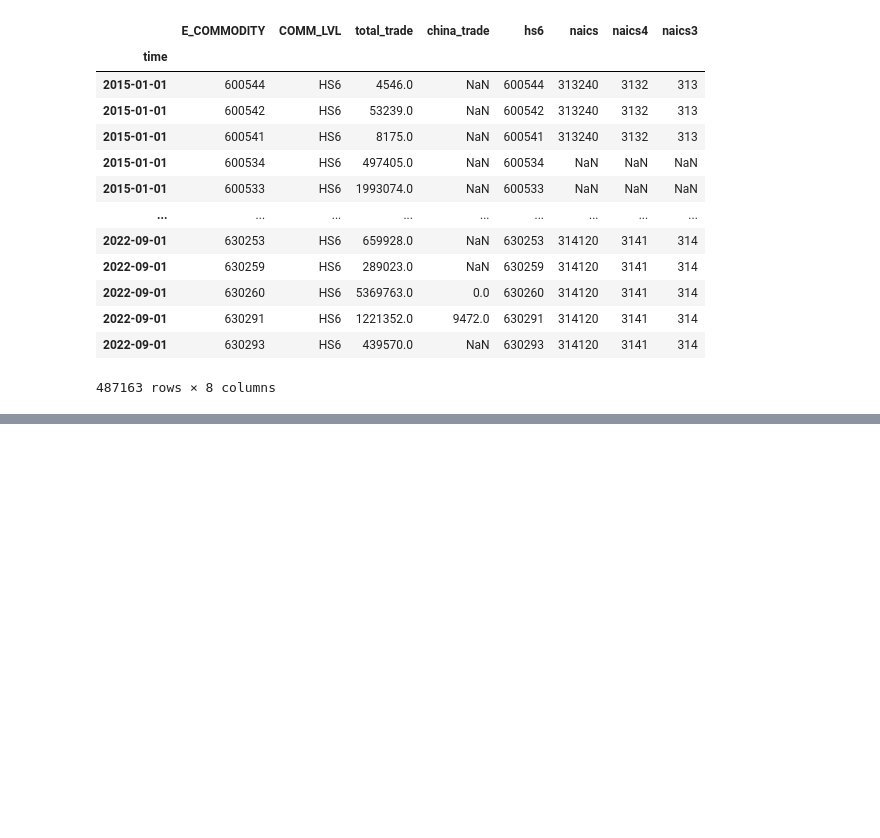
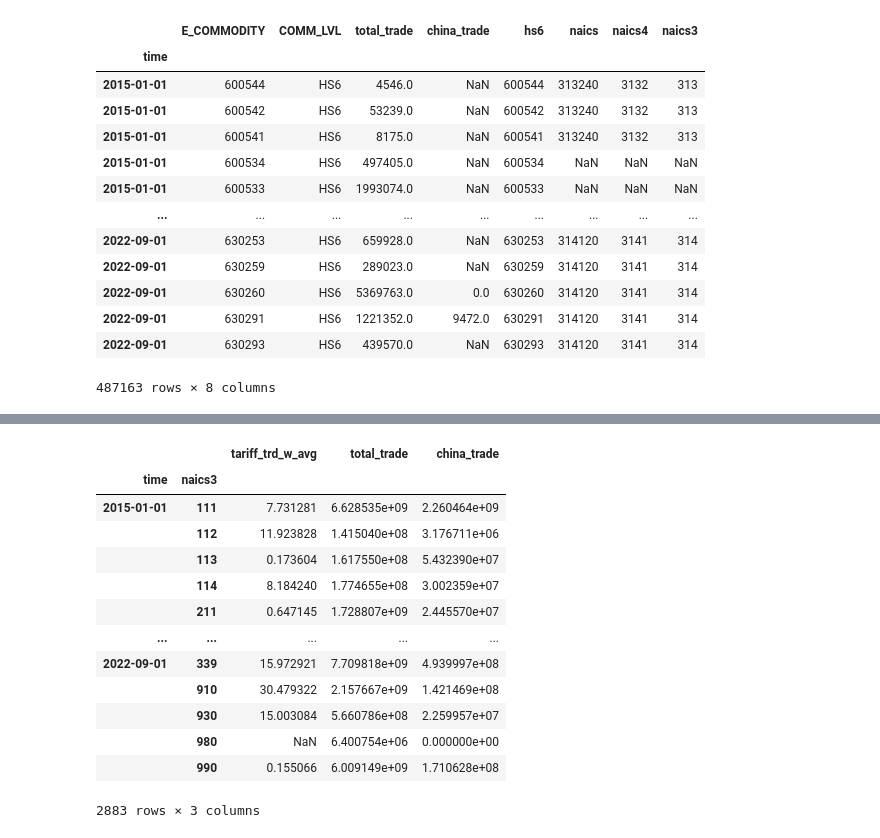
Before and after one commit to JayChang426/Pandas-to-STATA, a Jupyter notebook: countylevel_tariffs_and_exports.ipynb, the cells around one changed output, grey strips where cells are left out. Drawn from its saved outputs; the diff is of its cells as text; code cells hidden in the pictures; blank space fills up the shorter version.

```diff
--- a/countylevel_tariffs_and_exports.ipynb
+++ b/countylevel_tariffs_and_exports.ipynb
@@ -394,0 +563,39 @@ dftrade
+# %%
+def trd_weighted_avg(df):
+    # A function to create the trade weighted average of the tariff rates
+    # by round...
+
+    trd_w_avg = df["tariff"].multiply(df["2017_china_trade"],axis = 0).sum()
+    # here wuse the 2017 annual values to weight it
+
+    trd_w_avg = trd_w_avg / df["2017_china_trade"].sum()
+
+
+    foo = {"tariff_trd_w_avg": [trd_w_avg ],
+           "total_trade": df["total_trade"].sum(),
+          "china_trade" : df["china_trade"].sum()}
+
+    return pd.DataFrame(foo)
+# %%
+grp = dftrade.groupby(["time","naics3"])
+
+exp_trf_bynaics = grp.apply(trd_weighted_avg)
+
+exp_trf_bynaics = exp_trf_bynaics.droplevel(2)
+# %%
+exp_trf_bynaics
+# %% [output]
+|  |  | tariff_trd_w_avg | total_trade | china_trade |
+| time | naics3 |  |  |  |
+| 2015-01-01 | 111 | 7.731281 | 6.628535e+09 | 2.260464e+09 |
+|  | 112 | 11.923828 | 1.415040e+08 | 3.176711e+06 |
+|  | 113 | 0.173604 | 1.617550e+08 | 5.432390e+07 |
+|  | 114 | 8.184240 | 1.774655e+08 | 3.002359e+07 |
+|  | 211 | 0.647145 | 1.728807e+09 | 2.445570e+07 |
+| ... | ... | ... | ... | ... |
+| 2022-09-01 | 339 | 15.972921 | 7.709818e+09 | 4.939997e+08 |
+|  | 910 | 30.479322 | 2.157667e+09 | 1.421469e+08 |
+|  | 930 | 15.003084 | 5.660786e+08 | 2.259957e+07 |
+|  | 980 | NaN | 6.400754e+06 | 0.000000e+00 |
+|  | 990 | 0.155066 | 6.009149e+09 | 1.710628e+08 |
+2883 rows × 3 columns
```
Also changed, not shown: parts of 20 cells of this notebook, 4 other files.
